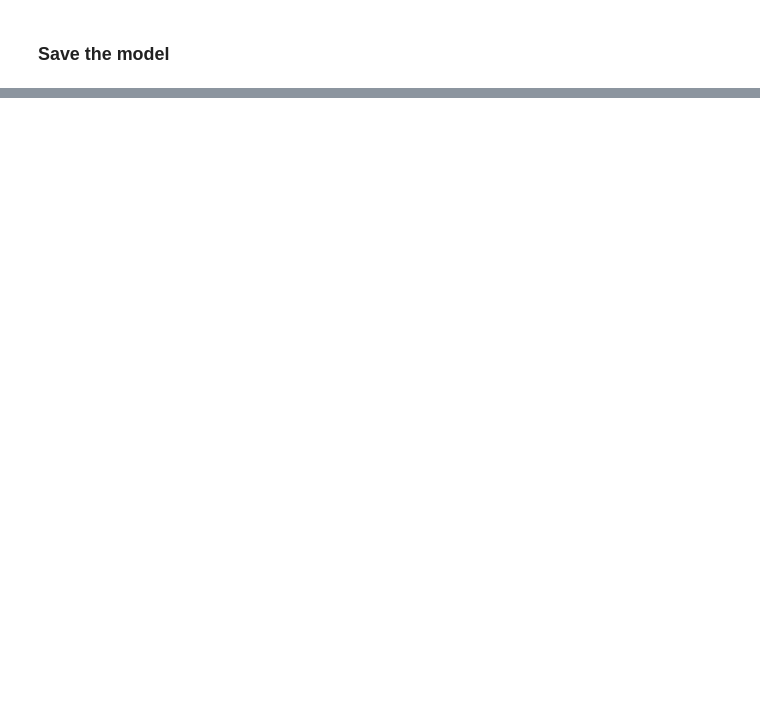
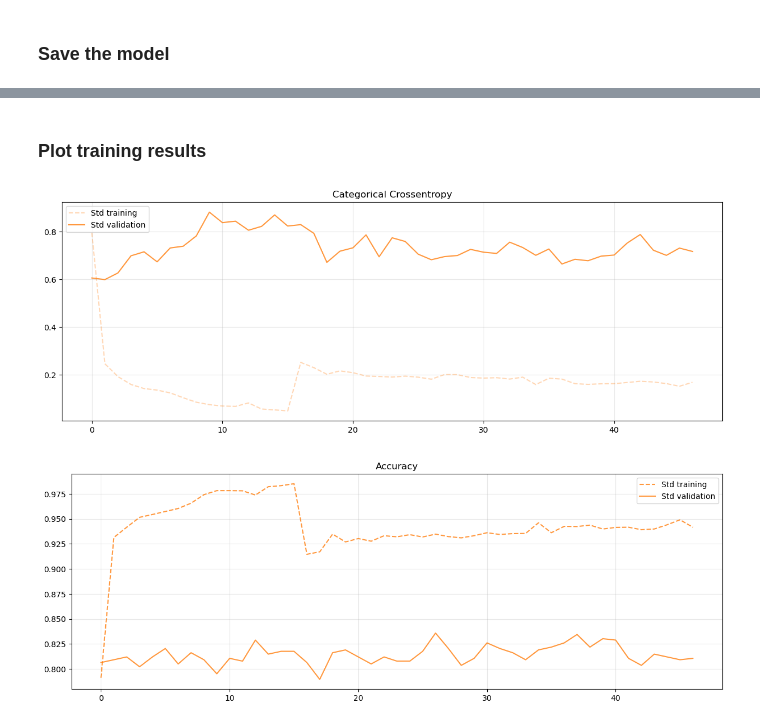
Before and after one commit to gabrieleginestroni/AN2DL-project-2022, a Jupyter notebook: Code/competition_online.ipynb, the cells around one changed output, grey strips where cells are left out. Drawn from its saved outputs; the diff is of its cells as text; code cells hidden in the pictures; blank space fills up the shorter version.

```diff
--- a/Code/competition_online.ipynb
+++ b/Code/competition_online.ipynb
@@ -120,16 +182,17 @@ print(class_weights)
 ### Online augmentation
 Lets create the generators we'll need...
 # %%
+shift = 10
 train_data_gen = ImageDataGenerator(rotation_range=180,
-                                    width_shift_range=0.2,
-                                    height_shift_range=0.2,
+                                    width_shift_range=shift,
+                                    height_shift_range=shift,
                                     brightness_range=(1, 1.1),
                                     #channel_shift_range=150,
                                     #shear_range=0.2,
                                     zoom_range=0.2,
                                     horizontal_flip=True,
                                     #vertical_flip=True,
-                                    fill_mode='constant',
+                                    fill_mode='reflect',
                                     rescale=1./255)
 
 valid_data_gen = ImageDataGenerator(rescale=1./255)
@@ -331,0 +435,10 @@ Detected at node 'conv_dense_model_v1/conv1/Relu' defined at (most recent call l
+# %%
+classifier_model = build_classifier_model(input_shape)
+
+# Use the supernet only as feature extractor (eventually apply fine tuning)
+classifier_model.get_layer('inception_v3').trainable = True
+for i, layer in enumerate(classifier_model.get_layer('inception_v3').layers[:-30]):
+  layer.trainable=False
+  #print(i, layer.name, layer.trainable)
+
+classifier_model.summary()
@@ -331,0 +463,10 @@ Detected at node 'conv_dense_model_v1/conv1/Relu' defined at (most recent call l
+# %%
+train_mul = 2
+classifier_history = classifier_model.fit(x=train_dataset,
+                                          epochs=epochs,
+                                          steps_per_epoch=int(len(train_gen) * train_mul),
+                                          validation_data=valid_dataset,
+                                          validation_steps=len(valid_gen),
+                                          #class_weight=class_weights,
+                                          callbacks = [tfk.callbacks.EarlyStopping(monitor='val_accuracy', mode='max', patience=20, restore_best_weights=True)]
+).history
@@ -331,0 +491,23 @@ Detected at node 'conv_dense_model_v1/conv1/Relu' defined at (most recent call l
+# %% [markdown]
+### Plot training results
+# %%
+history = classifier_history
+
+plt.figure(figsize=(15,5))
+plt.plot(history['loss'], label='Std training', alpha=.3, color='#ff7f0e', linestyle='--')
+plt.plot(history['val_loss'], label='Std validation', alpha=.8, color='#ff7f0e')
+plt.legend(loc='upper left')
+plt.title('Categorical Crossentropy')
+plt.grid(alpha=.3)
+
+plt.figure(figsize=(15,5))
+plt.plot(history['accuracy'], label='Std training', alpha=.8, color='#ff7f0e', linestyle='--')
+plt.plot(history['val_accuracy'], label='Std validation', alpha=.8, color='#ff7f0e')
+plt.legend(loc='upper right')
+plt.title('Accuracy')
+plt.grid(alpha=.3)
+
+plt.show()
+# %% [output]
+[figure, added]
+[figure, added]
```
Also changed, not shown: parts of 18 cells of this notebook.
